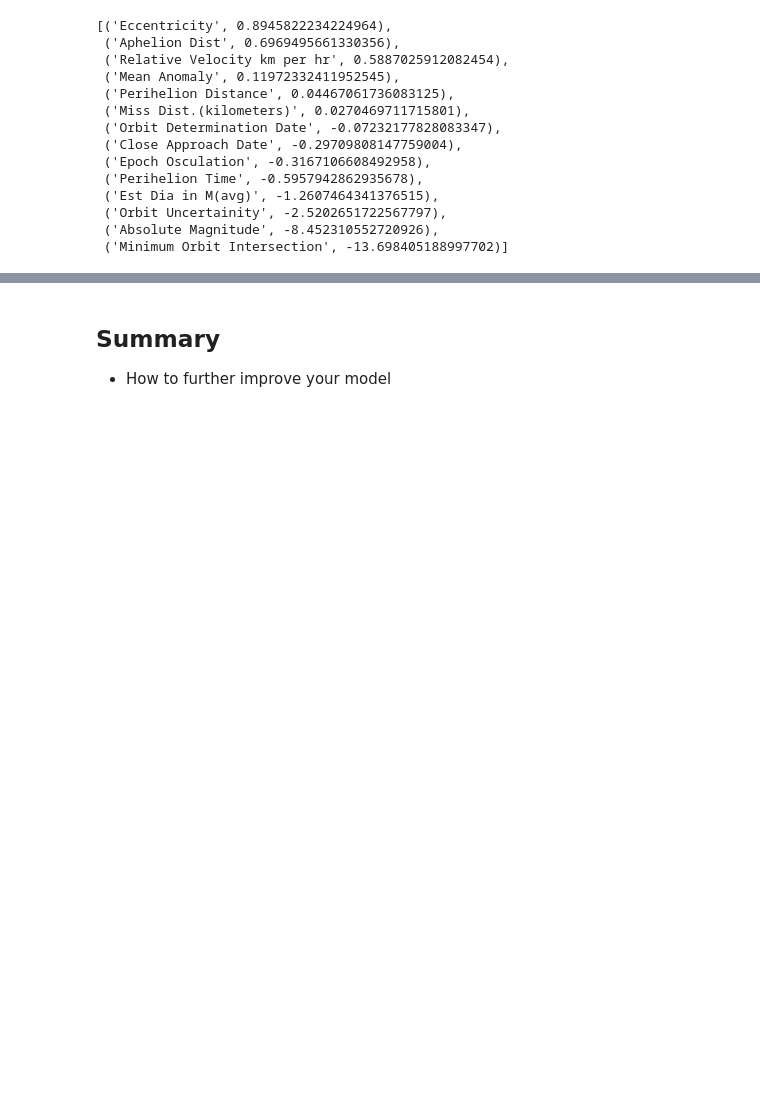
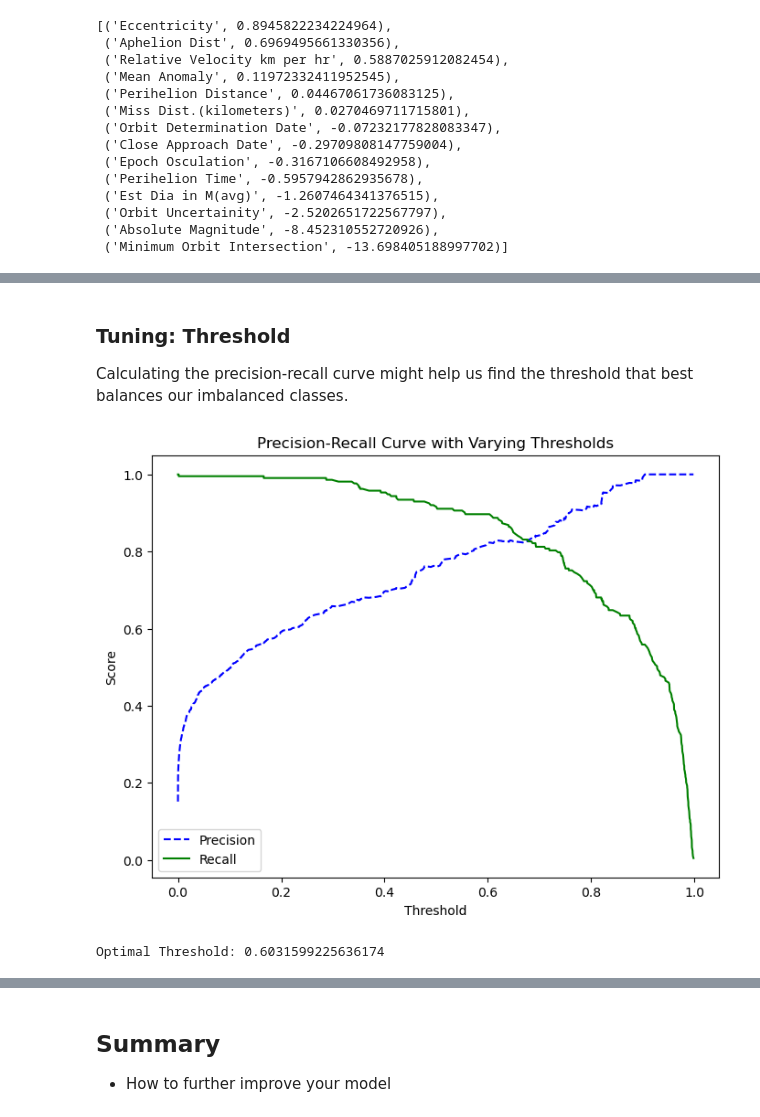
Before and after one commit to anbitasiregar/nasa-asteroid-analysis, a Jupyter notebook: machine_learning.ipynb, the cells around one changed output, grey strips where cells are left out. Cells and saved outputs as stored; diff of their text form; code cells hidden in the pictures; blank space fills up the shorter version.

```diff
--- a/machine_learning.ipynb
+++ b/machine_learning.ipynb
@@ -207,0 +300,36 @@ GridSearchCV(cv=10, estimator=LogisticRegression(random_state=42),
+# %% [markdown]
+### Tuning: Threshold
+Calculating the precision-recall curve might help us find the threshold that best balances our imbalanced classes.
+# %%
+# change the class weights back to balanced like before
+logreg_model.class_weight = None
+# %%
+# Predict probabilities on the test set
+y_pred_probs = logreg_model.predict_proba(X_test_scaled)[:, 1]
+
+# Calculate precision, recall, and thresholds
+precision, recall, thresholds = precision_recall_curve(y_test, y_pred_probs)
+# %%
+# Plot the Precision-Recall curve
+plt.figure(figsize=(8, 6))
+
+plt.plot(thresholds, precision[:-1], 'b--', label="Precision")
+plt.plot(thresholds, recall[:-1], 'g-', label="Recall")
+
+plt.title("Precision-Recall Curve with Varying Thresholds")
+plt.xlabel("Threshold")
+plt.ylabel("Score")
+plt.legend(loc="best")
+
+plt.show()
+# %% [output]
+[figure, added]
+# %%
+# Find the threshold that balances precision and recall
+f1_scores = 2 * (precision * recall) / (precision + recall)
+optimal_idx = np.argmax(f1_scores)
+optimal_threshold = thresholds[optimal_idx]
+
+print(f"Optimal Threshold: {optimal_threshold}")
+# %% [output]
+Optimal Threshold: 0.6031599225636174
```
Also changed, not shown: parts of 36 cells of this notebook, 2 other files.
